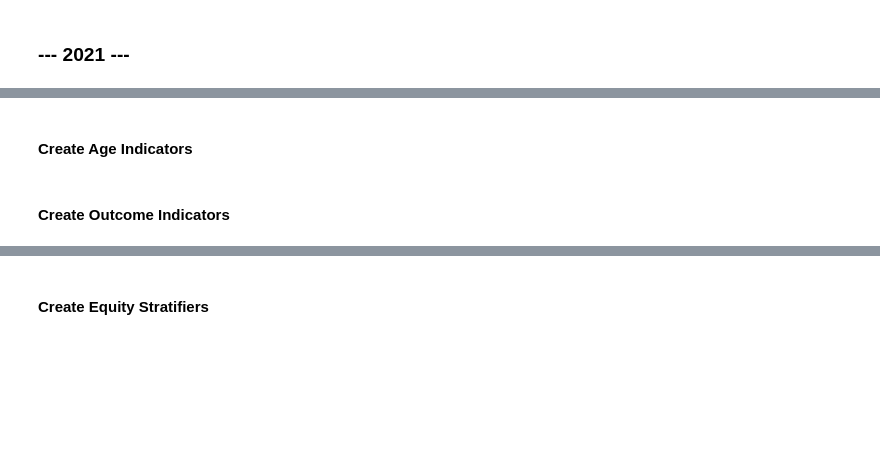
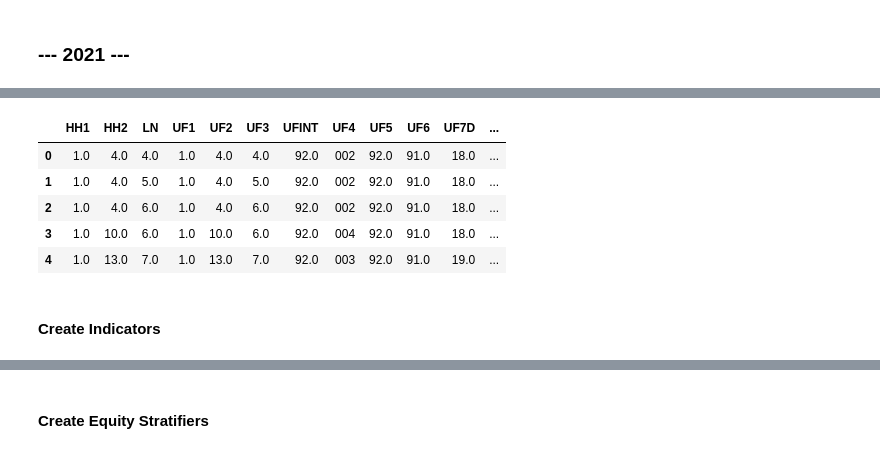
Before and after one commit to aaronbwise/AT_Equity_VNM, a Jupyter notebook: VNM_CH_preprocess.ipynb, the cells around one changed output, grey strips where cells are left out. Cells and saved outputs as stored; diff of their text form; code cells hidden in the pictures; blank space fills up the shorter version.

Commit message:
added mother edu merge functionality

```diff
--- a/VNM_CH_preprocess.ipynb
+++ b/VNM_CH_preprocess.ipynb
@@ -55,0 +59,21 @@ HHID is NOT unique
+# %%
+# Read file
+df = read_spss_file(country, year, recode)
+
+# Create HHID to facilitate merge of HH and HL data
+generate_HHID(df, country, year, recode)
+
+# Create WMID to facilitate merge into U5 file
+generate_MOMID(df, country, year)
+
+# Add Total, Year
+add_total_year(df, year)
+
+# Run quality assurance
+run_quality_assurance(df)
+
+# Merge in HH and HL data
+df = merge_hh_hl_data(df, country, year)
+
+# Merge in Mother Education data
+df = merge_mother_edu(df, country, year)
@@ -56,2 +88,11 @@ HHID is NOT unique
+# %%
+df.head(5)
+# %% [output]
+|  | HH1 | HH2 | LN | UF1 | UF2 | UF3 | UFINT | UF4 | UF5 | UF6 | UF7D | ... |
+| 0 | 1.0 | 4.0 | 4.0 | 1.0 | 4.0 | 4.0 | 92.0 | 002 | 92.0 | 91.0 | 18.0 | ... |
+| 1 | 1.0 | 4.0 | 5.0 | 1.0 | 4.0 | 5.0 | 92.0 | 002 | 92.0 | 91.0 | 18.0 | ... |
+| 2 | 1.0 | 4.0 | 6.0 | 1.0 | 4.0 | 6.0 | 92.0 | 002 | 92.0 | 91.0 | 18.0 | ... |
+| 3 | 1.0 | 10.0 | 6.0 | 1.0 | 10.0 | 6.0 | 92.0 | 004 | 92.0 | 91.0 | 18.0 | ... |
+| 4 | 1.0 | 13.0 | 7.0 | 1.0 | 13.0 | 7.0 | 92.0 | 003 | 92.0 | 91.0 | 19.0 | ... |
 # %% [markdown]
-#### Create Age Indicators ####
+#### Create Indicators
@@ -75,2 +98,0 @@ df['ch_age_623'] = np.where((df['CAGE'] >= 6) & (df['CAGE'] <= 23), 1, 0)
-# %% [markdown]
-#### Create Outcome Indicators
```
Also changed, not shown: parts of 19 cells of this notebook, 30 other files.
